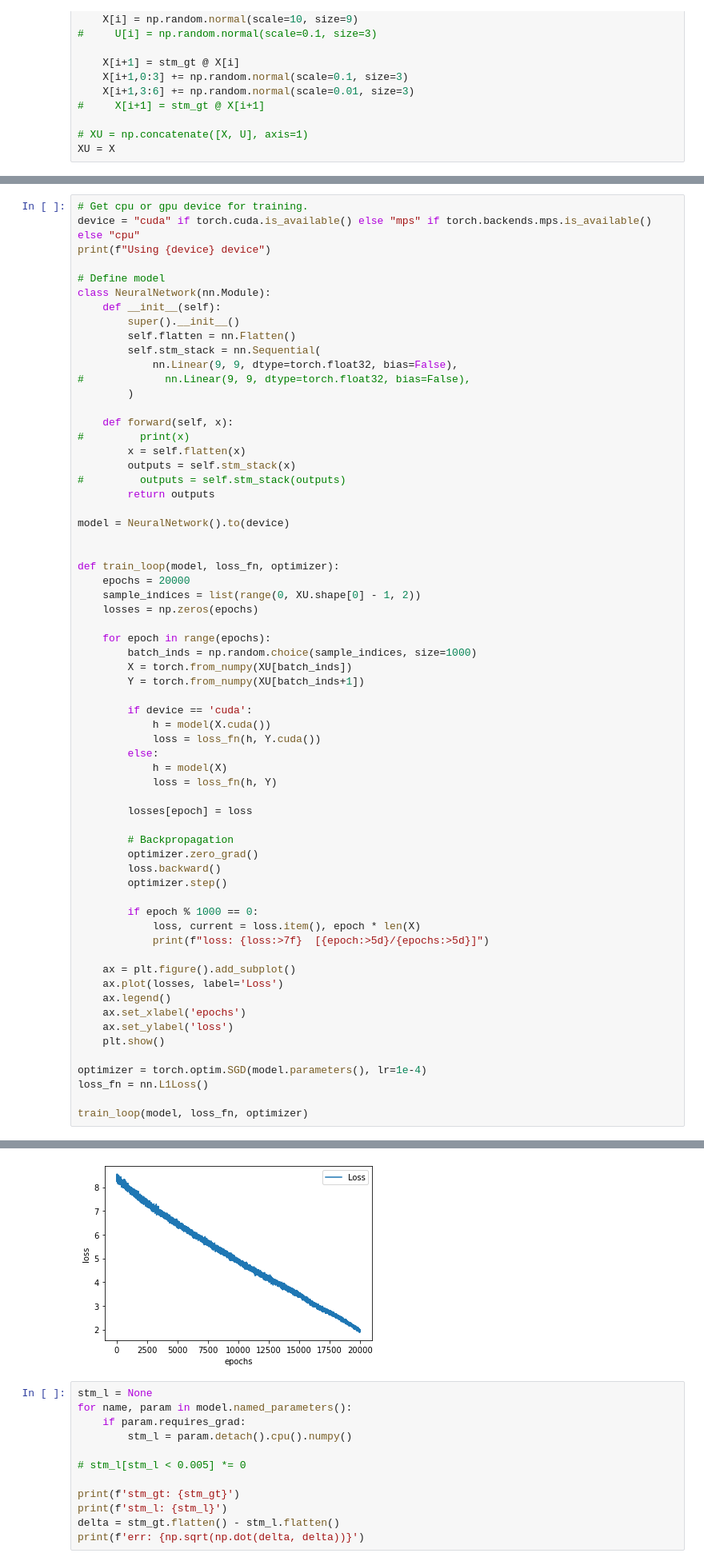
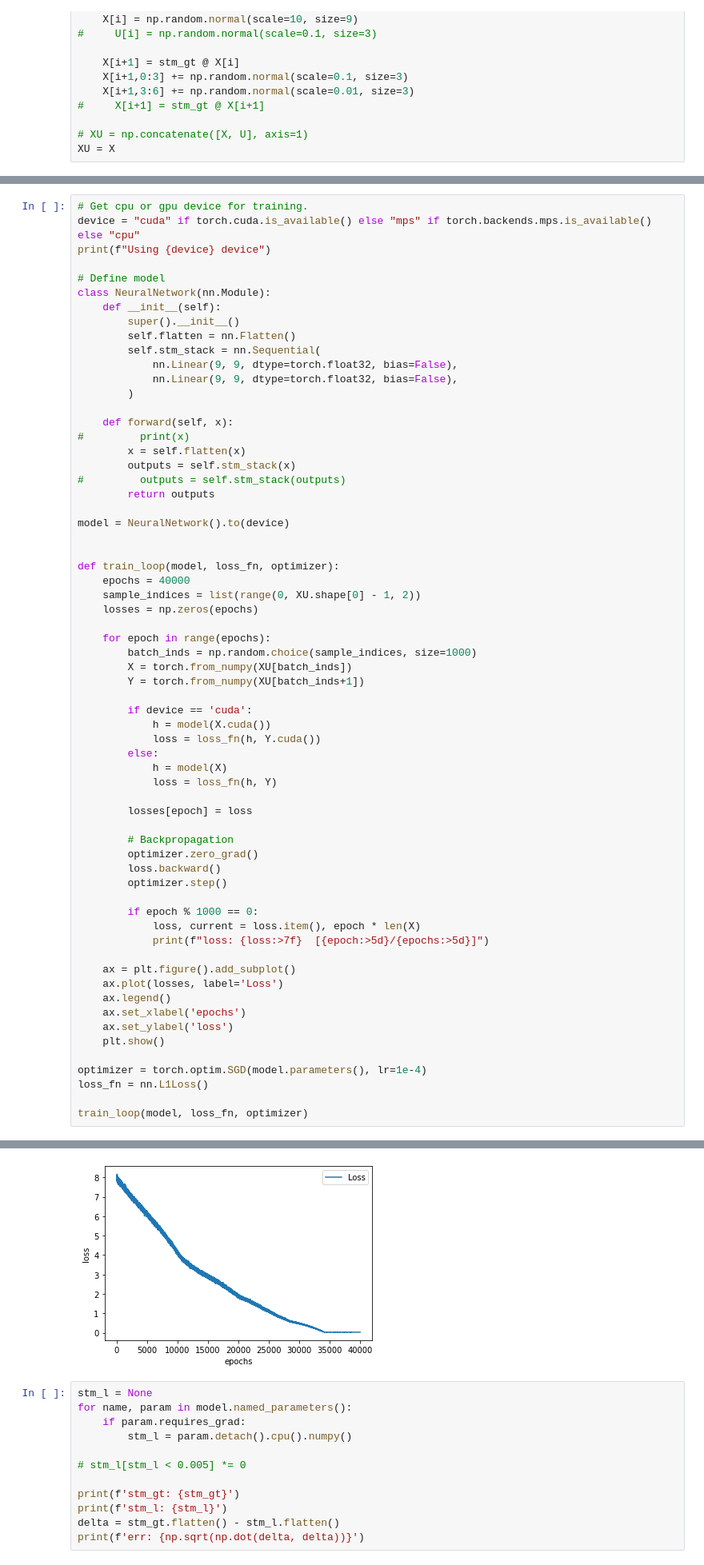
Before and after one commit to mrpossoms/bomberhat, a Jupyter notebook: firmware/notebooks/learned-stm.ipynb, the cells around one changed output, grey strips where cells are left out. Shown at 80% size. Saved outputs shown, nothing was run; the diff lists cells and outputs as text.

```diff
--- a/firmware/notebooks/learned-stm.ipynb
+++ b/firmware/notebooks/learned-stm.ipynb
@@ -71,7 +71,7 @@ class NeuralNetwork(nn.Module):
         self.flatten = nn.Flatten()
         self.stm_stack = nn.Sequential(
             nn.Linear(9, 9, dtype=torch.float32, bias=False),
-#             nn.Linear(9, 9, dtype=torch.float32, bias=False),
+            nn.Linear(9, 9, dtype=torch.float32, bias=False),
         )
 
     def forward(self, x):
@@ -85,7 +85,7 @@ model = NeuralNetwork().to(device)
 
 
 def train_loop(model, loss_fn, optimizer):
-    epochs = 20000
+    epochs = 40000
     sample_indices = list(range(0, XU.shape[0] - 1, 2))
     losses = np.zeros(epochs)
 
@@ -144,4 +144,4 @@ loss: 2.259592  [19000/20000]
-[figure, old version]
+[figure, new version]
 # %%
 stm_l = None
 for name, param in model.named_parameters():
```
Also changed, not shown: parts of 3 cells of this notebook.
